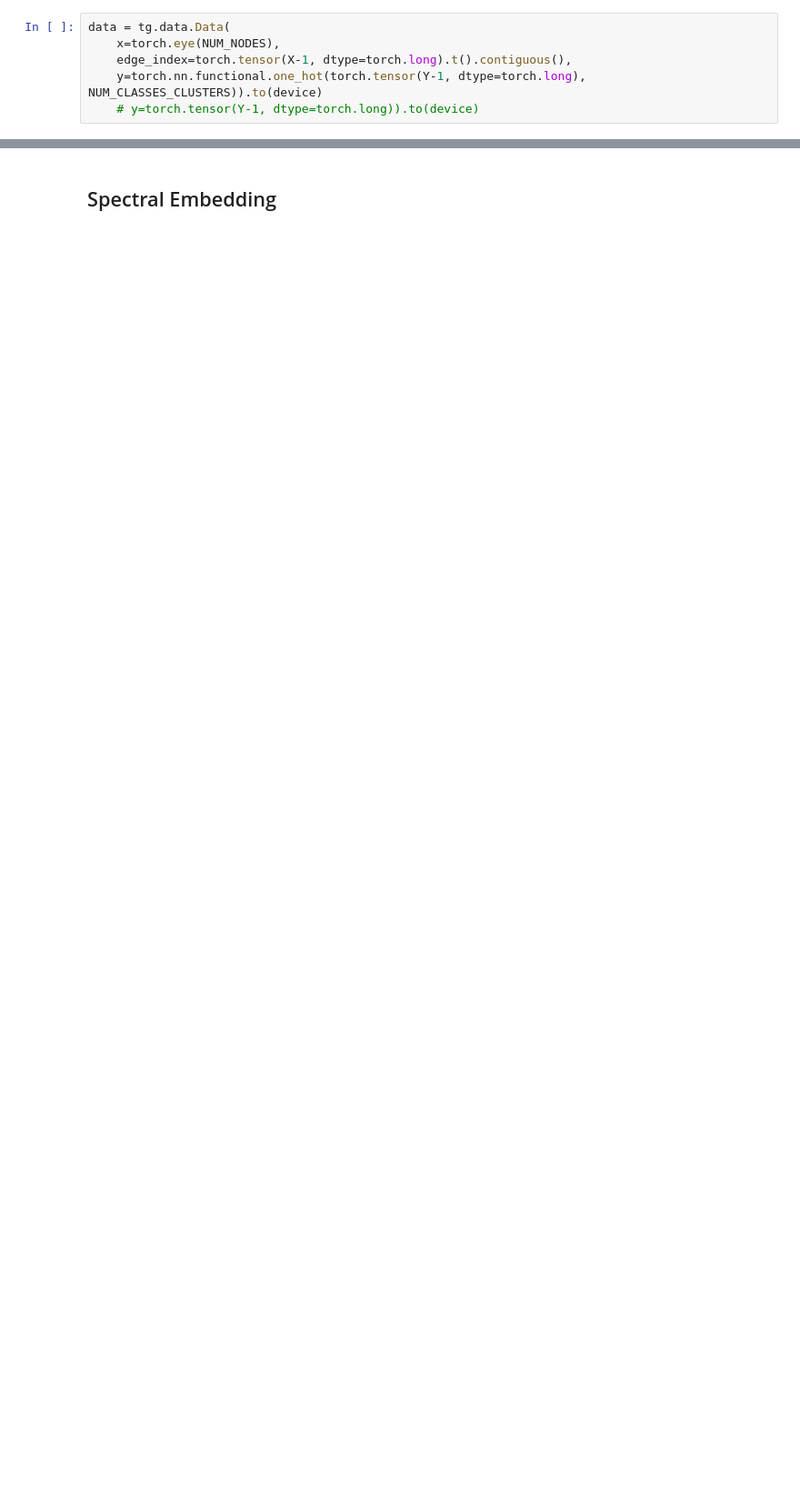
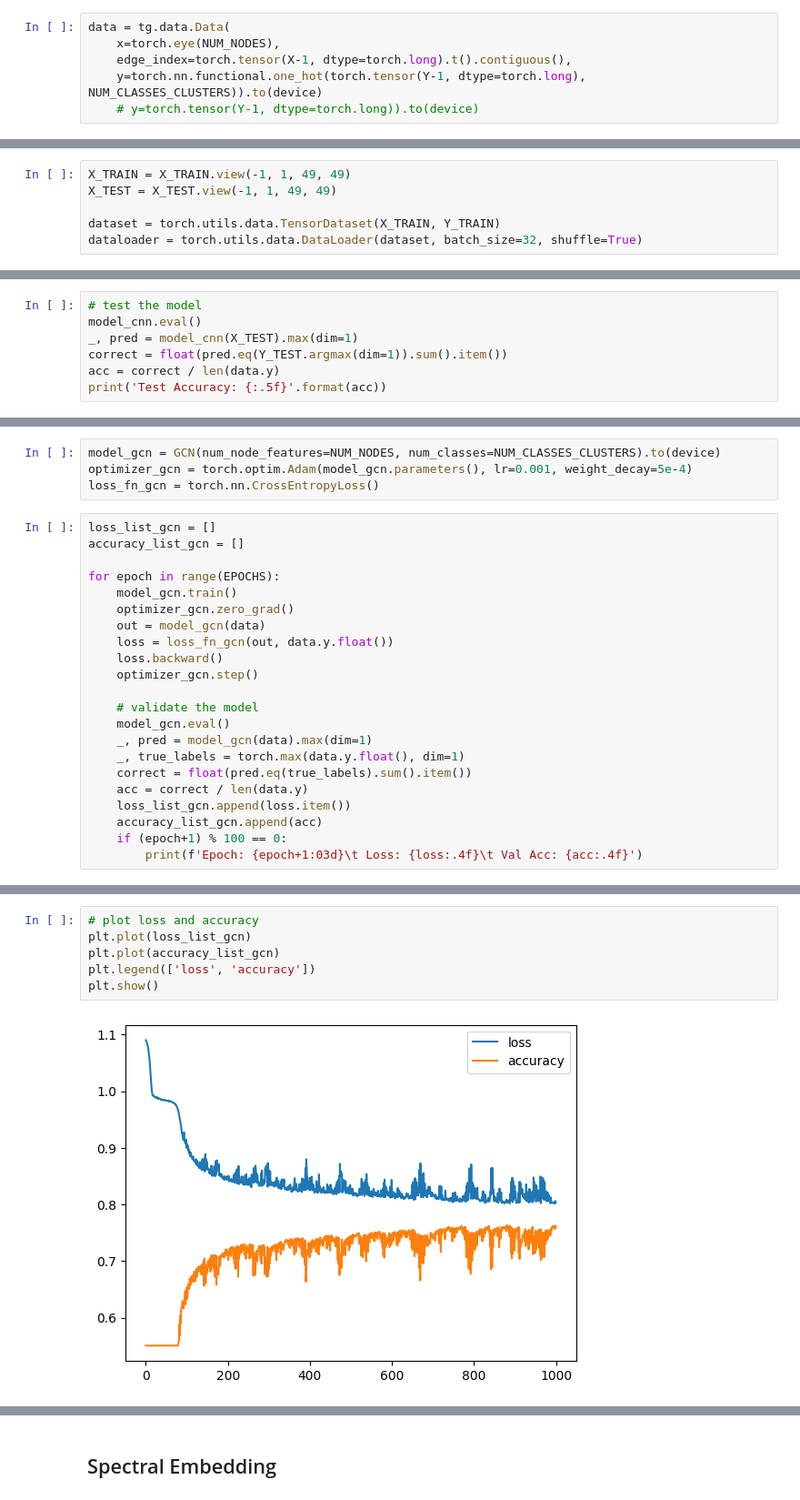
Before and after one commit to mahadev9/network-analysis, a Jupyter notebook: models.ipynb, the cells around one changed output, grey strips where cells are left out. Shown at 91% size. Drawn from its saved outputs; the diff is of its cells as text; blank space fills up the shorter version.

```diff
--- a/models.ipynb
+++ b/models.ipynb
@@ -84,0 +196,6 @@ data = tg.data.Data(
+# %%
+X_TRAIN = X_TRAIN.view(-1, 1, 49, 49)
+X_TEST = X_TEST.view(-1, 1, 49, 49)
+
+dataset = torch.utils.data.TensorDataset(X_TRAIN, Y_TRAIN)
+dataloader = torch.utils.data.DataLoader(dataset, batch_size=32, shuffle=True)
@@ -84,0 +233,7 @@ data = tg.data.Data(
+# %%
+# test the model
+model_cnn.eval()
+_, pred = model_cnn(X_TEST).max(dim=1)
+correct = float(pred.eq(Y_TEST.argmax(dim=1)).sum().item())
+acc = correct / len(data.y)
+print('Test Accuracy: {:.5f}'.format(acc))
@@ -118,3 +274,29 @@ class GCN(torch.nn.Module):
         # x = torch.nn.functional.relu(x)
         x = torch.nn.functional.softmax(x, dim=1)
         return x
+# %%
+model_gcn = GCN(num_node_features=NUM_NODES, num_classes=NUM_CLASSES_CLUSTERS).to(device)
+optimizer_gcn = torch.optim.Adam(model_gcn.parameters(), lr=0.001, weight_decay=5e-4)
+loss_fn_gcn = torch.nn.CrossEntropyLoss()
+# %%
+loss_list_gcn = []
+accuracy_list_gcn = []
+
+for epoch in range(EPOCHS):
+    model_gcn.train()
+    optimizer_gcn.zero_grad()
+    out = model_gcn(data)
+    loss = loss_fn_gcn(out, data.y.float())
+    loss.backward()
+    optimizer_gcn.step()
+
+    # validate the model
+    model_gcn.eval()
+    _, pred = model_gcn(data).max(dim=1)
+    _, true_labels = torch.max(data.y.float(), dim=1)
+    correct = float(pred.eq(true_labels).sum().item())
+    acc = correct / len(data.y)
+    loss_list_gcn.append(loss.item())
+    accuracy_list_gcn.append(acc)
+    if (epoch+1) % 100 == 0:
+        print(f'Epoch: {epoch+1:03d}\t Loss: {loss:.4f}\t Val Acc: {acc:.4f}')
@@ -120,0 +324,8 @@ class GCN(torch.nn.Module):
+# %%
+# plot loss and accuracy
+plt.plot(loss_list_gcn)
+plt.plot(accuracy_list_gcn)
+plt.legend(['loss', 'accuracy'])
+plt.show()
+# %% [output]
+[figure, added]
```
Also changed, not shown: parts of 49 cells of this notebook.
